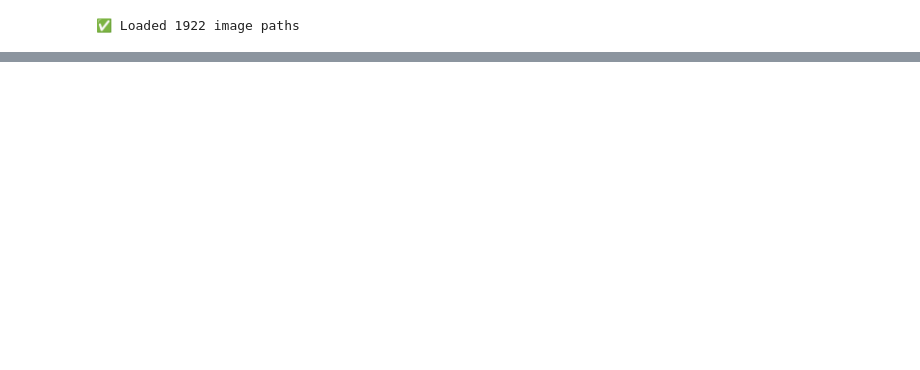
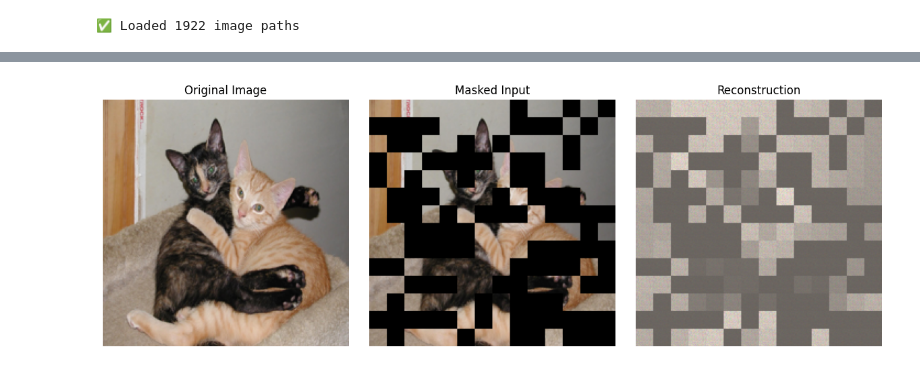
Before and after one commit to JayFernandez42/CS4782-FinalProj, a Jupyter notebook: ImageToQuestion.ipynb, the cells around one changed output, grey strips where cells are left out. Cells and saved outputs as stored; diff of their text form; code cells hidden in the pictures; blank space fills up the shorter version.

```diff
--- a/ImageToQuestion.ipynb
+++ b/ImageToQuestion.ipynb
@@ -163,25 +325,0 @@ optimizer = torch.optim.Adam(model.parameters(), lr=1e-3)
-# %%
-EPOCHS = 15
-history = []
-
-for epoch in range(EPOCHS):
-    model.train()
-    epoch_loss = 0
-
-    for masked, target, mask in tqdm(mae_loader, desc=f"Epoch {epoch+1}/{EPOCHS}"):
-        masked, target, mask = masked.to(DEVICE), target.to(DEVICE), mask.to(DEVICE)
-
-        out = model(masked, mask)  # [B, N, 3, p, p]
-        loss = F.mse_loss(out[mask], target[mask])  # only masked patches
-
-        optimizer.zero_grad()
-        loss.backward()
-        optimizer.step()
-        epoch_loss += loss.item()
-
-    avg_loss = epoch_loss / len(mae_loader)
-    history.append(avg_loss)
-    print(f"📉 Epoch {epoch+1}: avg loss = {avg_loss:.4f}")
-
-torch.save(model.encoder.state_dict(), "pretrained_encoder.pth")
-print("✅ Saved encoder weights to pretrained_encoder.pth")
@@ -242,4 +461,6 @@ def show_mae_reconstruction(model, dataset, idx=None):
     plt.show()
 # %%
 # Example usage
-show_mae_reconstruction(model, mae_dataset)
+show_mae_reconstruction(model, val_dataset)
+# %% [output]
+[figure, added]
```
Also changed, not shown: parts of 23 cells of this notebook, 6 other files.
